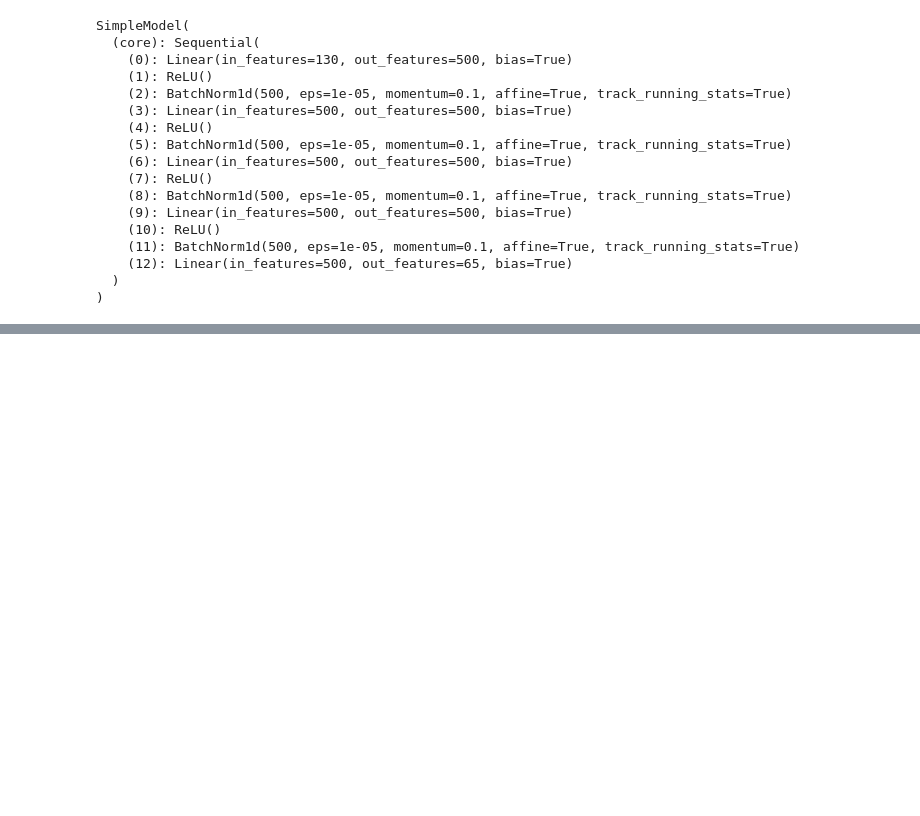
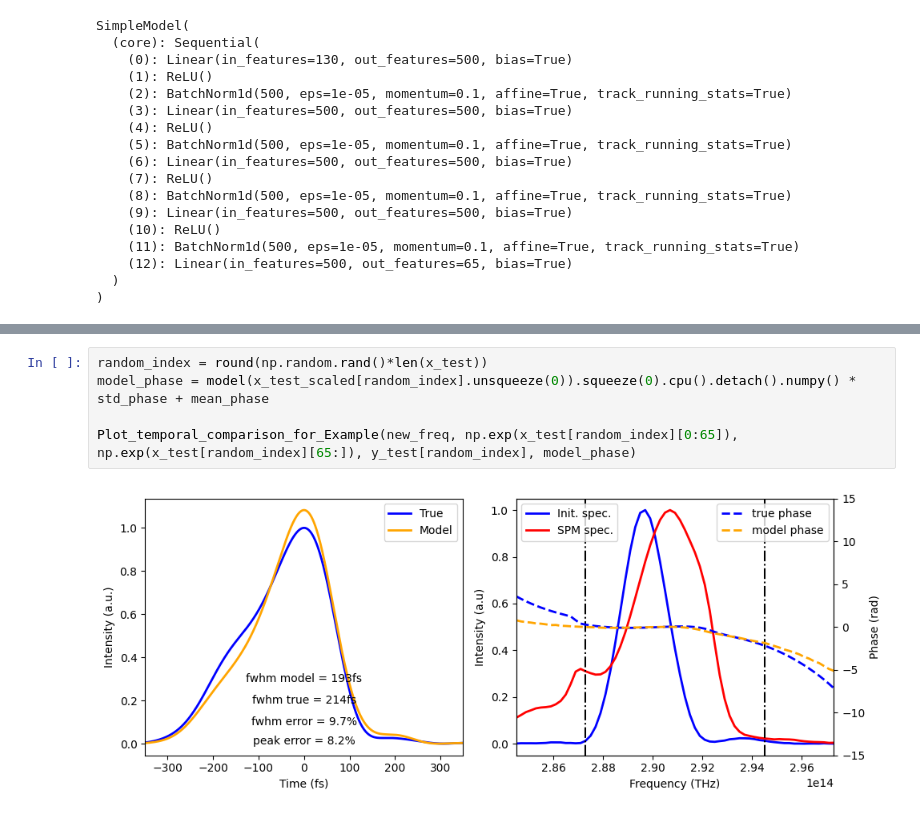
Before and after one commit to YaroslavRomanovskiy/NS271_Romanovskii, a Jupyter notebook: Example_to_Plot_results.ipynb, the cells around one changed output, grey strips where cells are left out. Cells and saved outputs as stored; diff of their text form; blank space fills up the shorter version.

```diff
--- a/Example_to_Plot_results.ipynb
+++ b/Example_to_Plot_results.ipynb
@@ -311,0 +314,7 @@ for i in range(6):
+# %%
+random_index = round(np.random.rand()*len(x_test))
+model_phase = model(x_test_scaled[random_index].unsqueeze(0)).squeeze(0).cpu().detach().numpy() * std_phase + mean_phase
+
+Plot_temporal_comparison_for_Example(new_freq, np.exp(x_test[random_index][0:65]), np.exp(x_test[random_index][65:]), y_test[random_index], model_phase)
+# %% [output]
+[figure, added]
```
Also changed, not shown: parts of 3 cells of this notebook.
